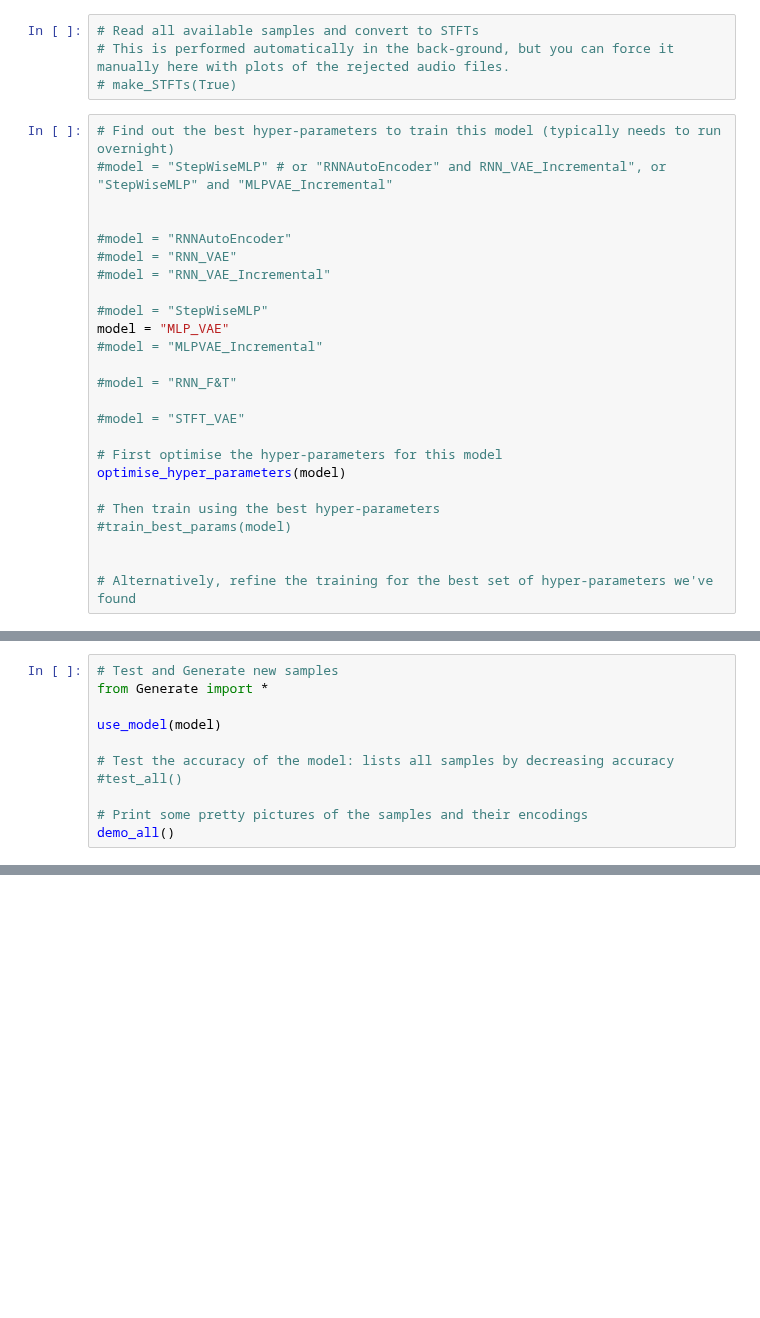
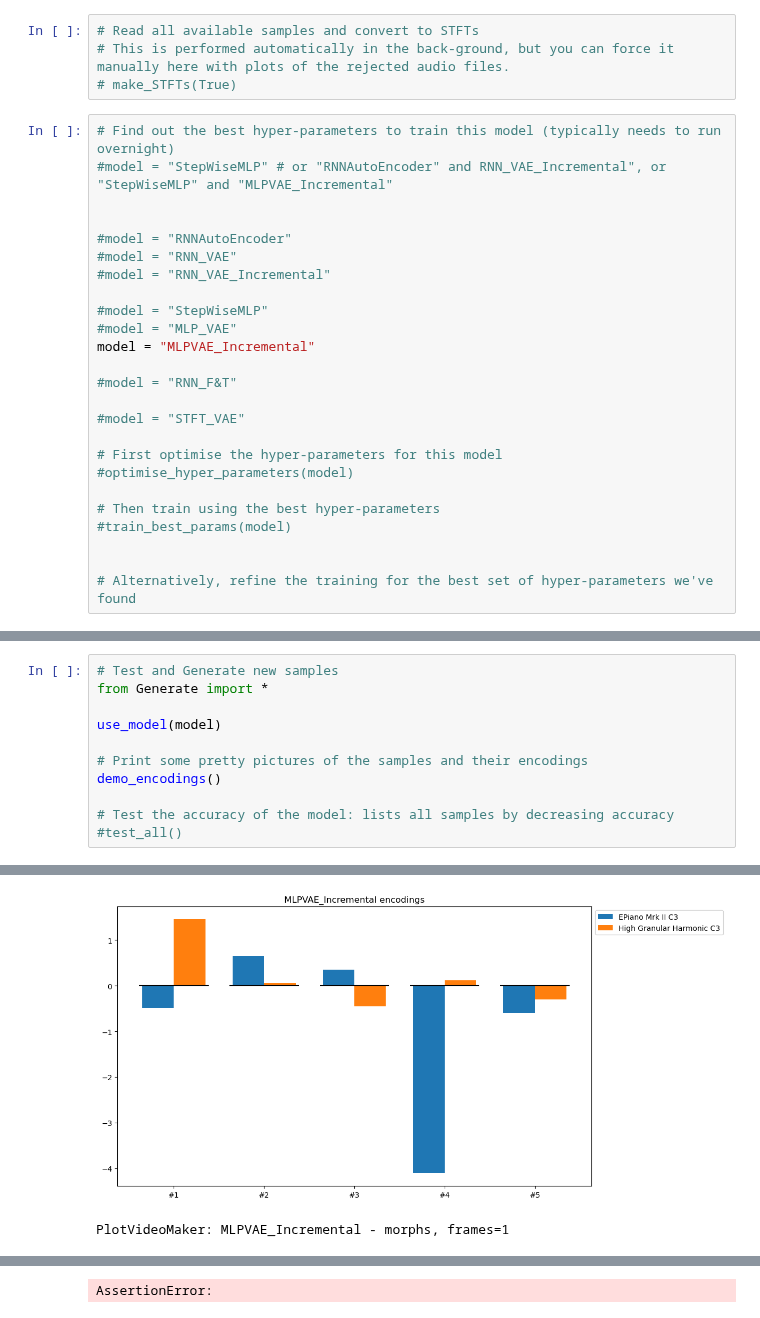
Before and after one commit to RikMaxSpeed/SampleGen, a Jupyter notebook: MakeAndTrain.ipynb, the cells around one changed output, grey strips where cells are left out. Saved outputs shown, nothing was run; the diff lists cells and outputs as text; blank space fills up the shorter version.

```diff
--- a/MakeAndTrain.ipynb
+++ b/MakeAndTrain.ipynb
@@ -32,15 +36,15 @@ STFT file already created: {stft_file}
 #model = "RNN_VAE_Incremental"
 
 #model = "StepWiseMLP"
-model = "MLP_VAE"
-#model = "MLPVAE_Incremental"
+#model = "MLP_VAE"
+model = "MLPVAE_Incremental"
 
 #model = "RNN_F&T"
 
 #model = "STFT_VAE"
 
 # First optimise the hyper-parameters for this model
-optimise_hyper_parameters(model)
+#optimise_hyper_parameters(model)
 
 # Then train using the best hyper-parameters
 #train_best_params(model)
@@ -139,8 +57,9 @@ from Generate import *
 
 use_model(model)
 
+# Print some pretty pictures of the samples and their encodings
+demo_encodings()
+
 # Test the accuracy of the model: lists all samples by decreasing accuracy
 #test_all()
-
-# Print some pretty pictures of the samples and their encodings
-demo_all()
+# %% [output]
@@ -146,0 +83,2 @@ demo_all()
+[figure, added]
+PlotVideoMaker: MLPVAE_Incremental - morphs, frames=1
@@ -146,0 +86 @@ demo_all()
+AssertionError:
```
Also changed, not shown: parts of 3 cells of this notebook, 5 other files.
